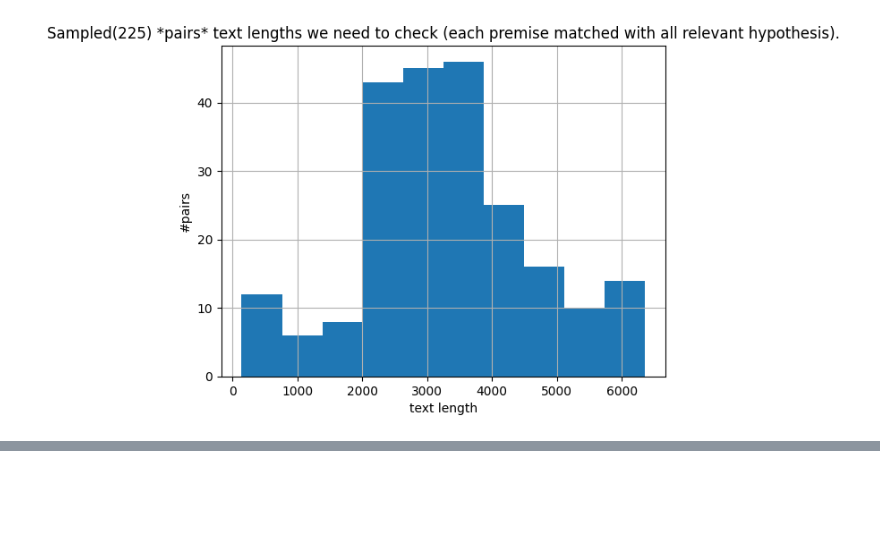
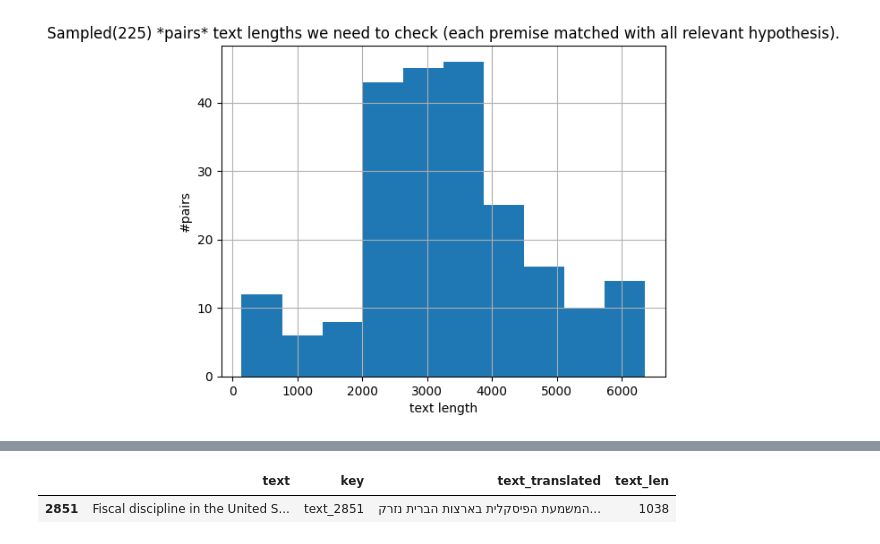
Before and after one commit to oriel9p/lchaim, a Jupyter notebook: eng_to_heb_processes/checks_.ipynb, the cells around one changed output, grey strips where cells are left out. Saved outputs shown, nothing was run; the diff lists cells and outputs as text; code cells hidden in the pictures; blank space fills up the shorter version.

```diff
--- a/eng_to_heb_processes/checks_.ipynb
+++ b/eng_to_heb_processes/checks_.ipynb
@@ -275,0 +339,11 @@ plt.show()
+# %%
+from main import translate_datasets
+
+aws_trans_destinations_paths = ['/Users/ziv.mordechay/PycharmProjects/lchaim/datasets/aws_heb_datasets/aws_heb_train.json',
+                            '/Users/ziv.mordechay/PycharmProjects/lchaim/datasets/aws_heb_datasets/aws_heb_dev.json',
+                            '/Users/ziv.mordechay/PycharmProjects/lchaim/datasets/aws_heb_datasets/aws_heb_test.json'
+                            ]
+''
+# aws_json_translations_file_path = 'eng_to_heb_processes/unique_texts_aws_translated.jsonl'
+aws_json_translations_file_path ='/Users/ziv.mordechay/PycharmProjects/lchaim/eng_to_heb_processes/unique_texts_aws_translated.jsonl'
+dikta_json_translations_file_path ='/Users/ziv.mordechay/PycharmProjects/lchaim/eng_to_heb_processes/unique_texts.jsonl.dlm2.0translated (1).jsonl'
@@ -275,0 +355,8 @@ plt.show()
+# %%
+from eng_to_heb_processes import eng_to_heb
+trans_df = eng_to_heb.get_translation_df(translation_jsonl_path=dikta_json_translations_file_path)
+# %%
+trans_df[trans_df.key == 'text_2851']
+# %% [output]
+|  | text | key | text_translated | text_len |
+| 2851 | Fiscal discipline in the United S... | text_2851 | המשמעת הפיסקלית בארצות הברית נזרק... | 1038 |
```
Also changed, not shown: parts of 11 cells of this notebook, 11 other files.
